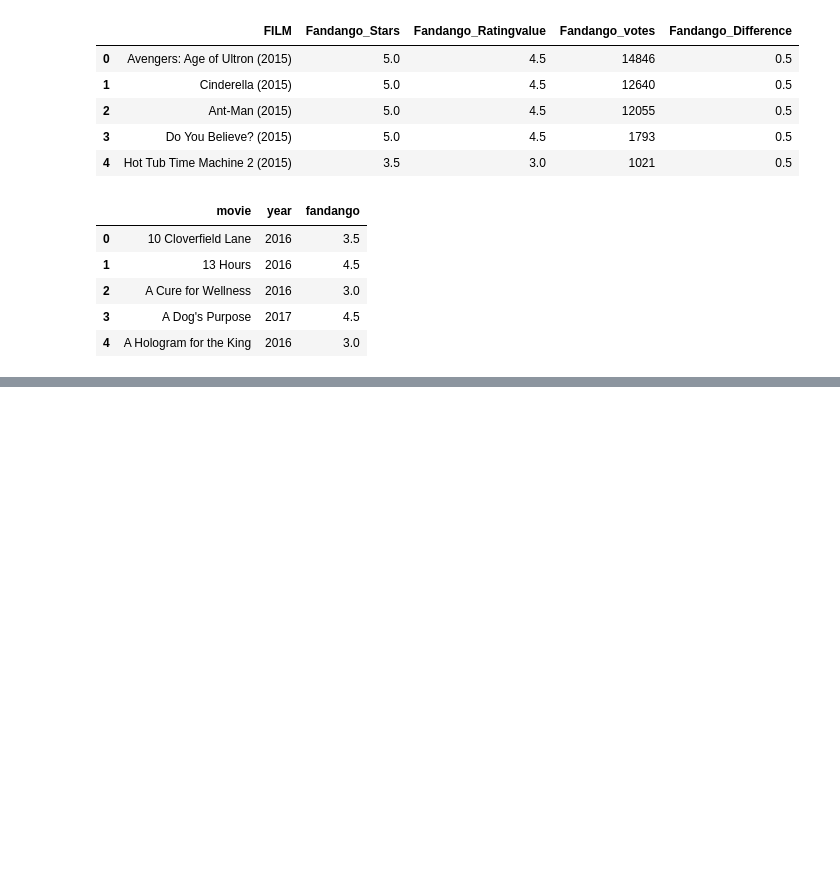
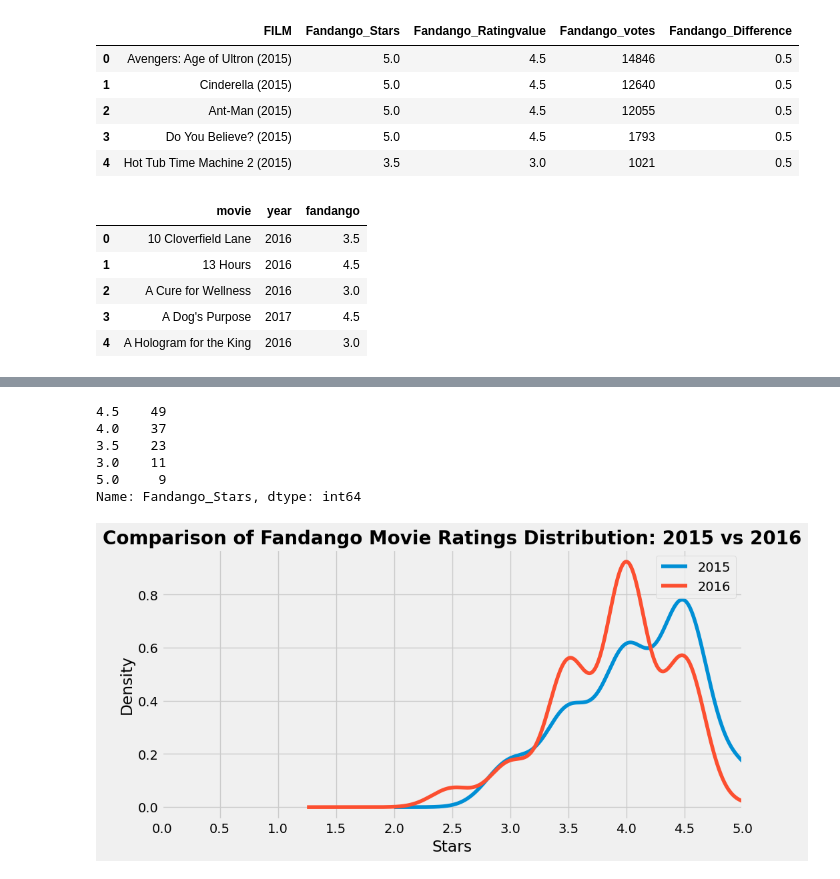
Before and after one commit to MuhammadAwon/datascience-projects, a Jupyter notebook: Projects/fandango-movie-ratings/fandango-movies.ipynb, the cells around one changed output, grey strips where cells are left out. Cells and saved outputs as stored; diff of their text form; code cells hidden in the pictures; blank space fills up the shorter version.

Commit message:
Complete fandango movie ratings project

```diff
--- a/Projects/fandango-movie-ratings/fandango-movies.ipynb
+++ b/Projects/fandango-movie-ratings/fandango-movies.ipynb
@@ -91,0 +228,3 @@ Let's define the columns used in `fandango_previous` and `fandango_after`:
+# %%
+fandango_previous['Year'] = fandango_previous['FILM'].str[-5:-1]
+fandango_previous.head(2)
@@ -91,0 +243,3 @@ Let's define the columns used in `fandango_previous` and `fandango_after`:
+# %%
+fandango_2015 = fandango_previous[fandango_previous['Year'] == '2015']
+fandango_2015['Year'].value_counts()
@@ -91,0 +263,3 @@ Let's define the columns used in `fandango_previous` and `fandango_after`:
+# %%
+fandango_2016 = fandango_after[fandango_after['year'] == 2016]
+fandango_2016['year'].value_counts()
@@ -91,0 +283,26 @@ Let's define the columns used in `fandango_previous` and `fandango_after`:
+# %%
+fandango_2015.Fandango_Stars.value_counts()
+# %% [output]
+4.5    49
+4.0    37
+3.5    23
+3.0    11
+5.0     9
+Name: Fandango_Stars, dtype: int64
+# %%
+plt.style.use('fivethirtyeight')
+plt.figure(figsize=(10, 5))
+
+fandango_2015['Fandango_Stars'].plot.kde(label='2015', legend=True)
+fandango_2016['fandango'].plot.kde(label='2016', legend=True)
+
+
+plt.title('Comparison of Fandango Movie Ratings Distribution: 2015 vs 2016',
+          size=20, weight='bold')
+plt.xlabel('Stars')
+plt.xlim(0, 5)
+plt.xticks(np.arange(0, 5.1, .5))
+
+plt.show()
+# %% [output]
+[figure, added]
```
Also changed, not shown: parts of 33 cells of this notebook.
